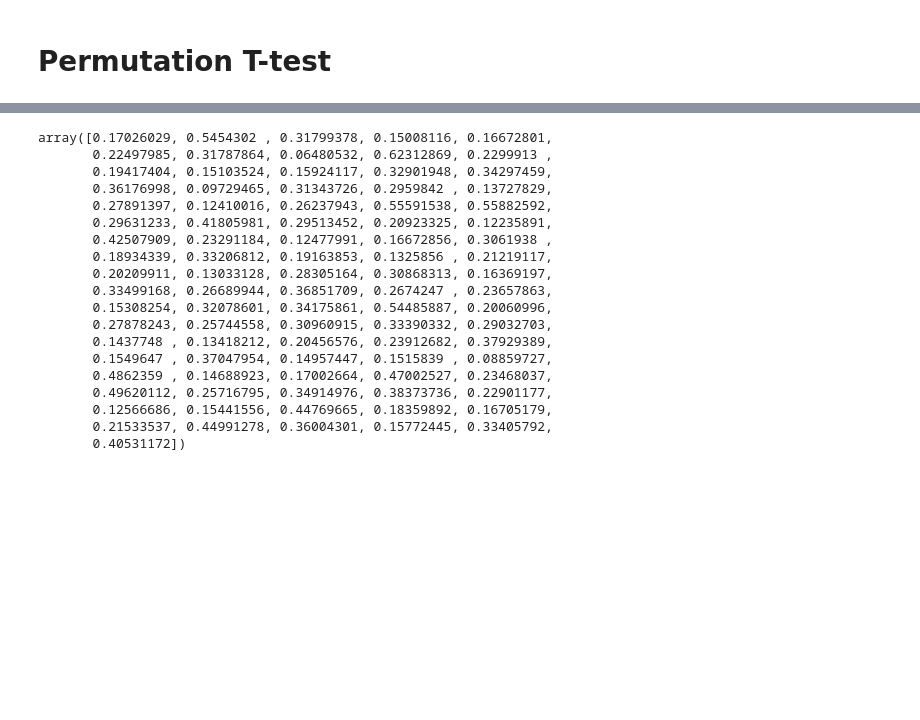
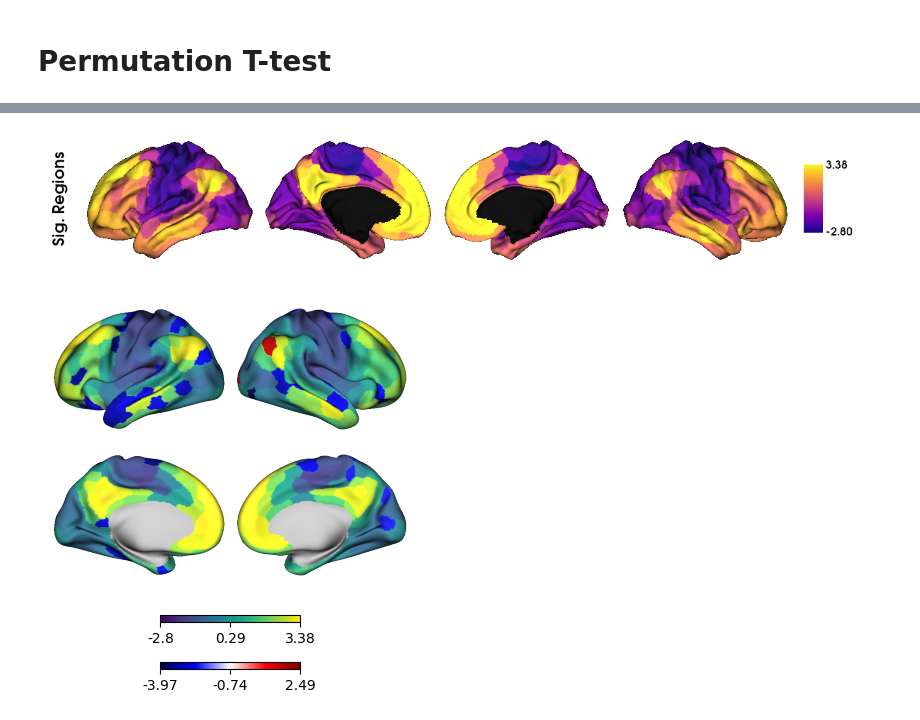
Before and after one commit to victoris93/feature-selection-scz, a Jupyter notebook: COBRE/cobre_analyses.ipynb, the cells around one changed output, grey strips where cells are left out. Saved outputs shown, nothing was run; the diff lists cells and outputs as text; code cells hidden in the pictures; blank space fills up the shorter version.

```diff
--- a/COBRE/cobre_analyses.ipynb
+++ b/COBRE/cobre_analyses.ipynb
@@ -339,22 +256,0 @@ control_disp = data[(data["Region"] == region) & (data["Group"] == "Controls")][
-# %%
-control_disp
-# %% [output]
-array([0.17026029, 0.5454302 , 0.31799378, 0.15008116, 0.16672801,
-       0.22497985, 0.31787864, 0.06480532, 0.62312869, 0.2299913 ,
-       0.19417404, 0.15103524, 0.15924117, 0.32901948, 0.34297459,
-       0.36176998, 0.09729465, 0.31343726, 0.2959842 , 0.13727829,
-       0.27891397, 0.12410016, 0.26237943, 0.55591538, 0.55882592,
-       0.29631233, 0.41805981, 0.29513452, 0.20923325, 0.12235891,
-       0.42507909, 0.23291184, 0.12477991, 0.16672856, 0.3061938 ,
-       0.18934339, 0.33206812, 0.19163853, 0.1325856 , 0.21219117,
-       0.20209911, 0.13033128, 0.28305164, 0.30868313, 0.16369197,
-       0.33499168, 0.26689944, 0.36851709, 0.2674247 , 0.23657863,
-       0.15308254, 0.32078601, 0.34175861, 0.54485887, 0.20060996,
-       0.27878243, 0.25744558, 0.30960915, 0.33390332, 0.29032703,
-       0.1437748 , 0.13418212, 0.20456576, 0.23912682, 0.37929389,
-       0.1549647 , 0.37047954, 0.14957447, 0.1515839 , 0.08859727,
-       0.4862359 , 0.14688923, 0.17002664, 0.47002527, 0.23468037,
-       0.49620112, 0.25716795, 0.34914976, 0.38373736, 0.22901177,
-       0.12566686, 0.15441556, 0.44769665, 0.18359892, 0.16705179,
-       0.21533537, 0.44991278, 0.36004301, 0.15772445, 0.33405792,
-       0.40531172])
@@ -402,0 +261,5 @@ for i in range(t_values.shape[0]):
+# %%
+sig_regions = ttest_df["Sig"].values
+sig_regions = map_to_labels(sig_regions, schaefer_labels, mask=schaefer_labels != 0, fill=np.nan)
+
+control_1grad_aligned_vis = map_to_labels(control_group_grads_aligned[:, 0], schaefer_labels, mask=schaefer_labels != 0, fill=np.nan)
@@ -402,0 +274,5 @@ for i in range(t_values.shape[0]):
+# %%
+plot_hemispheres(surf_lh, surf_rh, array_name=control_1grad_aligned_vis, size=(1200, 200), cmap='plasma',
+                 color_bar=True, label_text=['Sig. Regions'], zoom=1.5, embed_nb = True)
+# %% [output]
+[figure, added]
@@ -402,0 +285,10 @@ for i in range(t_values.shape[0]):
+# %%
+result_t = Plot(lh, rh)
+
+result_t.add_layer({'left': control_1grad_aligned_vis[:32492], 'right': control_1grad_aligned_vis[32492:]}, cbar=True, cmap = "viridis")
+result_t.add_layer({'left': sig_region_effect_vis[:32492], 'right': sig_region_effect_vis[32492:]}, as_outline= False, cmap='seismic', cbar=True)
+
+fig = result_t.build()
+fig.show()
+# %% [output]
+[figure, added]
```
Also changed, not shown: parts of 15 cells of this notebook.
